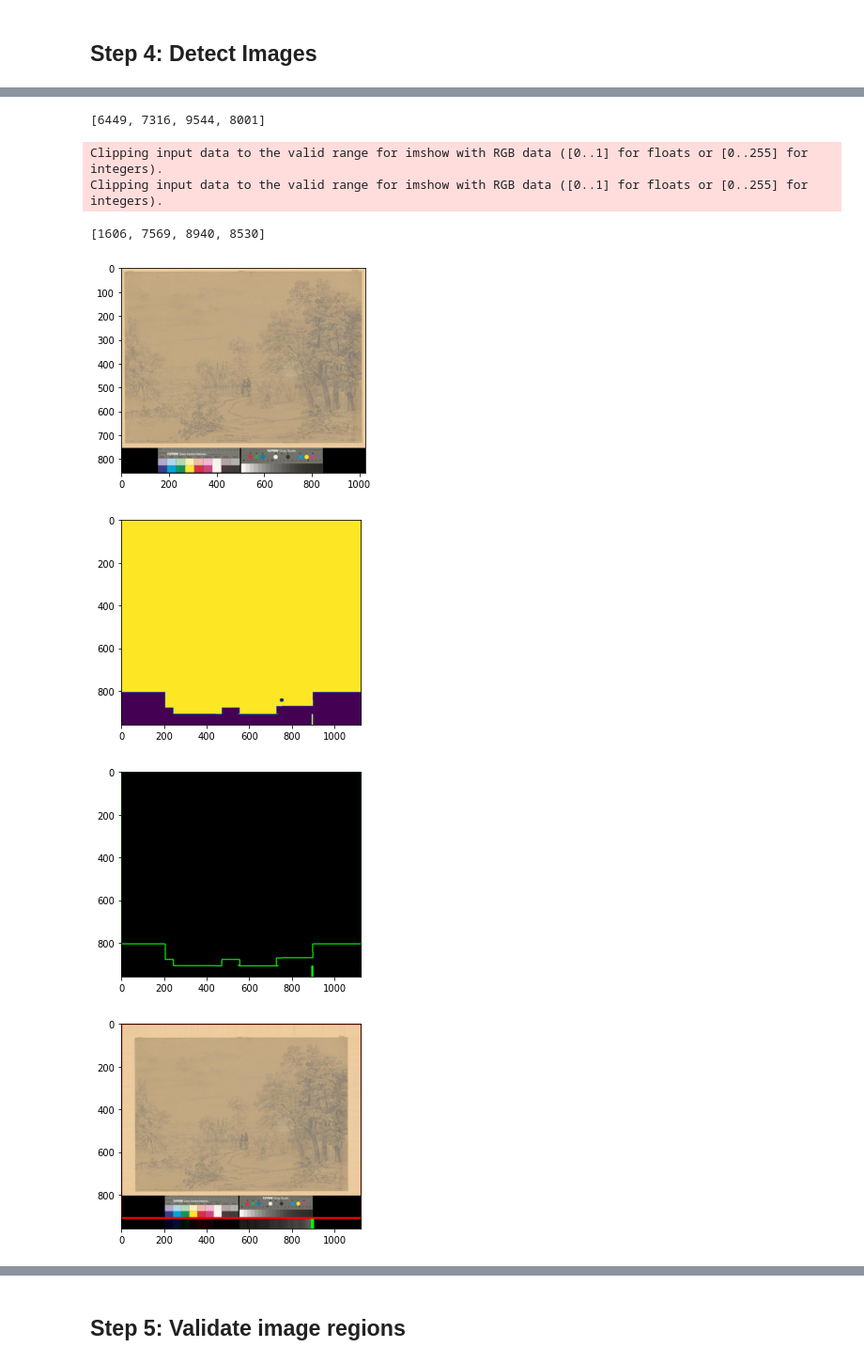
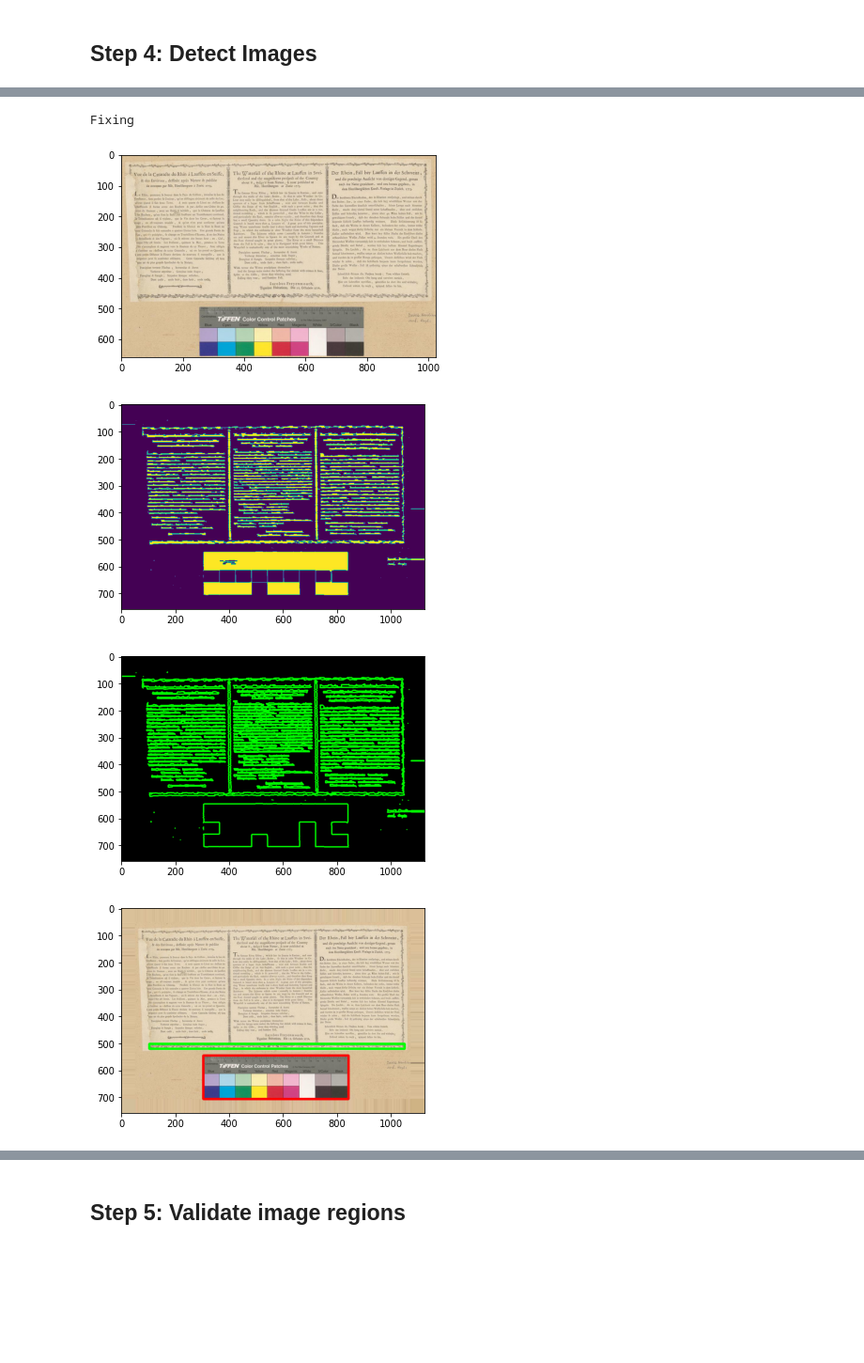
Before and after one commit to swiss-art-research-net/bso-image-segmentation, a Jupyter notebook: notebooks/pipeline-address-problematic-regions-opencv.ipynb, the cells around one changed output, grey strips where cells are left out. Shown at 94% size. Cells and saved outputs as stored; diff of their text form; code cells hidden in the pictures; blank space fills up the shorter version.

```diff
--- a/notebooks/pipeline-address-problematic-regions-opencv.ipynb
+++ b/notebooks/pipeline-address-problematic-regions-opencv.ipynb
@@ -191,6 +191,15 @@ def getDocumentCoordinates(row, mode=0):
         print("Could not open", filename)
         return False
 
+def checkSizeOfRegion(row, documentCoordinates):
+    minCoverage = 0.2
+
+    coordinates = [int(d) for d in documentCoordinates.split(",")]
+    width, height = int(row['width']), int(row['height'])
+    if coordinates[2]/width < minCoverage or coordinates[3]/height < minCoverage:
+        return False
+    return True
+
 def correctDocumentCoordinates(row, documentCoordinates):
     coordinates = [int(d) for d in documentCoordinates.split(",")]
     width, height = int(row['width']), int(row['height'])
@@ -200,40 +209,40 @@ def correctDocumentCoordinates(row, documentCoordinates):
         # Region covers entire image or is too small
         # Return adjusted regions that excludes previous (problematic)
         # region at the top or bottom
+        print("Fixing")
         regionY = int(row['documentCoordinates'].split(",")[1])
         regionHeight = int(row['documentCoordinates'].split(",")[3])
         if regionY > height:
+            print("Colour bar at top")
             return ','.join(["0", "0", str(width), str(regionY)])
         else:
+            print("Colour bar at top")
             return ','.join(["0", str(regionHeight), str(width), str(height-regionHeight)])
 
     return documentCoordinates
 
-for index in tqdm(problematicRows[29:31]):
+for index in tqdm(problematicRows[28:29]):
     row = data[index]
 
     numModes = 4
 
     for mode in range(0, numModes):
         documentCoordinates = getDocumentCoordinates(row, mode)
-        if not documentCoordinates == row['documentCoordinates']:
+        if not documentCoordinates == row['documentCoordinates'] and checkSizeOfRegion(row, documentCoordinates):
             break
 
     documentCoordinates = correctDocumentCoordinates(row, documentCoordinates)
 
     showImage(row)
     showCrop(row, row['documentCoordinates'])
     showCrop(row, documentCoordinates)
     # Store coordinates in data after every prediction
     #writeData(data)
 # %% [output]
 Clipping input data to the valid range for imshow with RGB data ([0..1] for floats or [0..255] for integers).
 Clipping input data to the valid range for imshow with RGB data ([0..1] for floats or [0..255] for integers).
-[6449, 7316, 9544, 8001]
+Fixing
-Clipping input data to the valid range for imshow with RGB data ([0..1] for floats or [0..255] for integers).
-Clipping input data to the valid range for imshow with RGB data ([0..1] for floats or [0..255] for integers).
-[1606, 7569, 8940, 8530]
-[figure, old version]
+[figure, new version]
-[figure, old version]
+[figure, new version]
-[figure, old version]
+[figure, new version]
-[figure, old version]
+[figure, new version]
```
Also changed, not shown: parts of 1 cell of this notebook.
